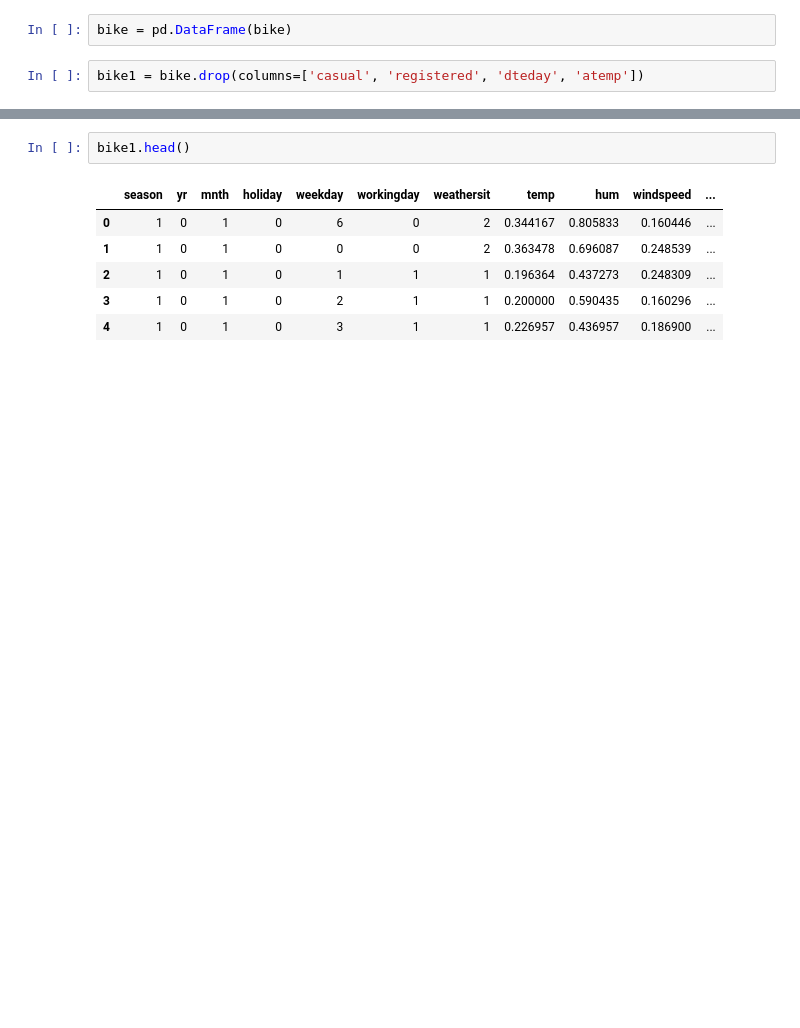
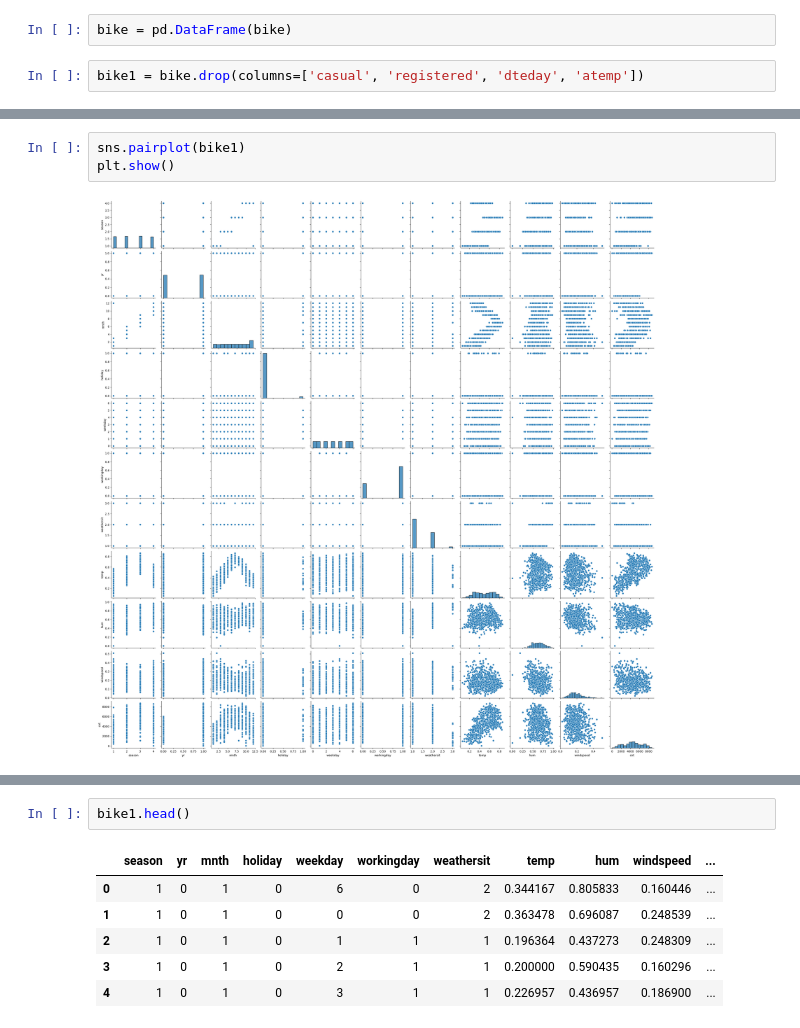
Before and after one commit to vern3432/DM2_P_Varano_Kunz_Leighton, a Jupyter notebook: exploratory.ipynb, the cells around one changed output, grey strips where cells are left out. Drawn from its saved outputs; the diff is of its cells as text; blank space fills up the shorter version.

```diff
--- a/exploratory.ipynb
+++ b/exploratory.ipynb
@@ -72,0 +80,5 @@ bike1 = bike.drop(columns=['casual', 'registered', 'dteday', 'atemp'])
+# %%
+sns.pairplot(bike1)
+plt.show()
+# %% [output]
+[figure, added]
```
Also changed, not shown: parts of 3 cells of this notebook.
